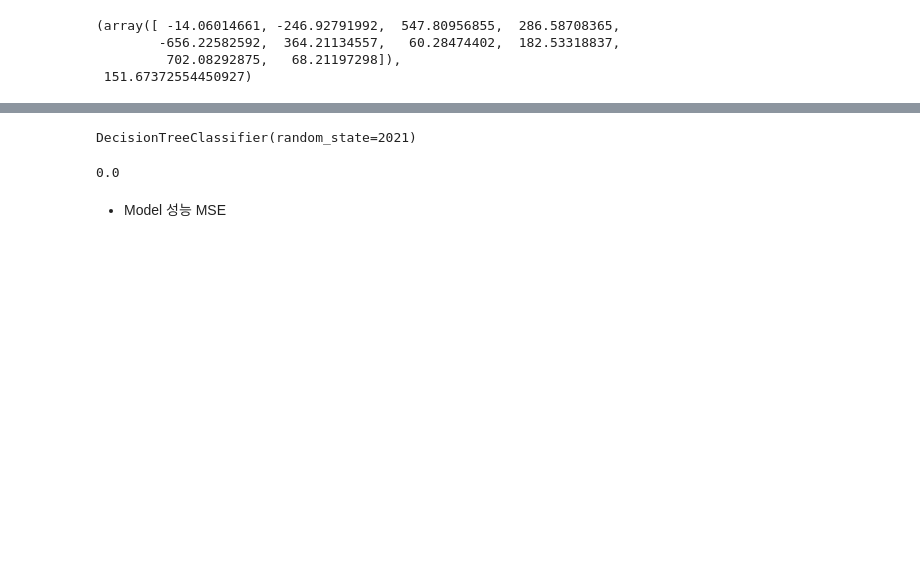
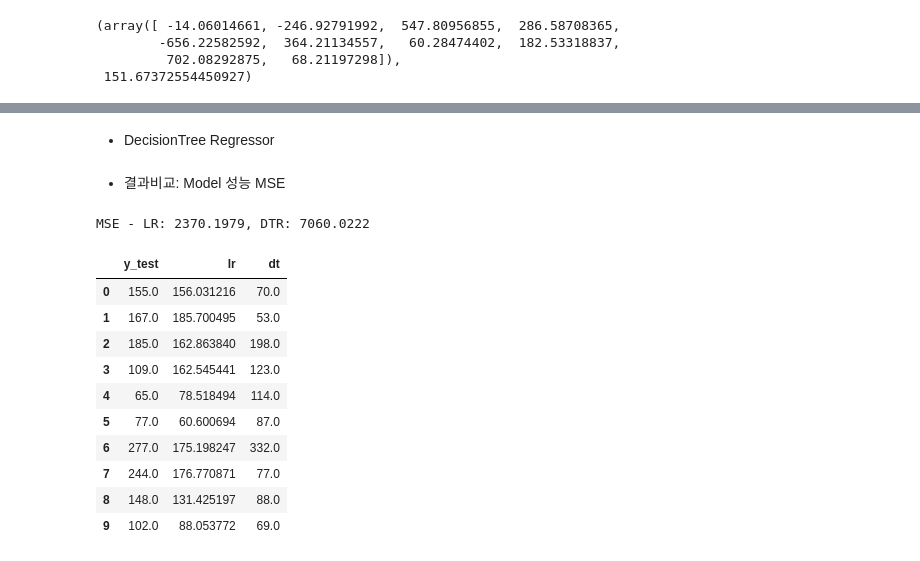
Before and after one commit to js2bean/Machine_learning_lecture-2021.12, a Jupyter notebook: 04.회귀/당뇨병.ipynb, the cells around one changed output, grey strips where cells are left out. Drawn from its saved outputs; the diff is of its cells as text; code cells hidden in the pictures; blank space fills up the shorter version.

```diff
--- a/04.회귀/당뇨병.ipynb
+++ b/04.회귀/당뇨병.ipynb
@@ -61,3 +63,4 @@ X_train, X_test, y_train, y_test = train_test_split(
 # %%
 lr = LinearRegression()
 lr.fit(X_train, y_train)
+pred_lr = lr.predict(X_test)
@@ -79,12 +78,33 @@ lr.coef_, lr.intercept_
+# %% [markdown]
+- DecisionTree Regressor
 # %%
 from sklearn.tree import DecisionTreeClassifier
-dtc = DecisionTreeClassifier(random_state=2021)
-dtc.fit(X_train, y_train)
+dtr = DecisionTreeClassifier(random_state=2021)
+dtr.fit(X_train, y_train)
+pred_dt = dtr.predict(X_test)
-# %% [output]
-DecisionTreeClassifier(random_state=2021)
-# %%
-dtc.score(X_test, y_test)
-# %% [output]
-0.0
 # %% [markdown]
-- Model 성능 MSE
+- 결과비교: Model 성능 MSE
+# %%
+from sklearn.metrics import mean_squared_error
+mse_lr = mean_squared_error(y_test, pred_lr)        #Line
+mse_dt = mean_squared_error(y_test, pred_dt)        #Decision
+print(f'MSE - LR: {mse_lr:.4f}, DTR: {mse_dt:.4f}')
+# %% [output]
+MSE - LR: 2370.1979, DTR: 7060.0222
+# %%
+res = pd.DataFrame({
+    'y_test':y_test, 'lr':pred_lr, 'dt':pred_dt
+})
+res.head(10)
+# %% [output]
+|  | y_test | lr | dt |
+| 0 | 155.0 | 156.031216 | 70.0 |
+| 1 | 167.0 | 185.700495 | 53.0 |
+| 2 | 185.0 | 162.863840 | 198.0 |
+| 3 | 109.0 | 162.545441 | 123.0 |
+| 4 | 65.0 | 78.518494 | 114.0 |
+| 5 | 77.0 | 60.600694 | 87.0 |
+| 6 | 277.0 | 175.198247 | 332.0 |
+| 7 | 244.0 | 176.770871 | 77.0 |
+| 8 | 148.0 | 131.425197 | 88.0 |
+| 9 | 102.0 | 88.053772 | 69.0 |
```
Also changed, not shown: parts of 4 cells of this notebook, 3 other files.
